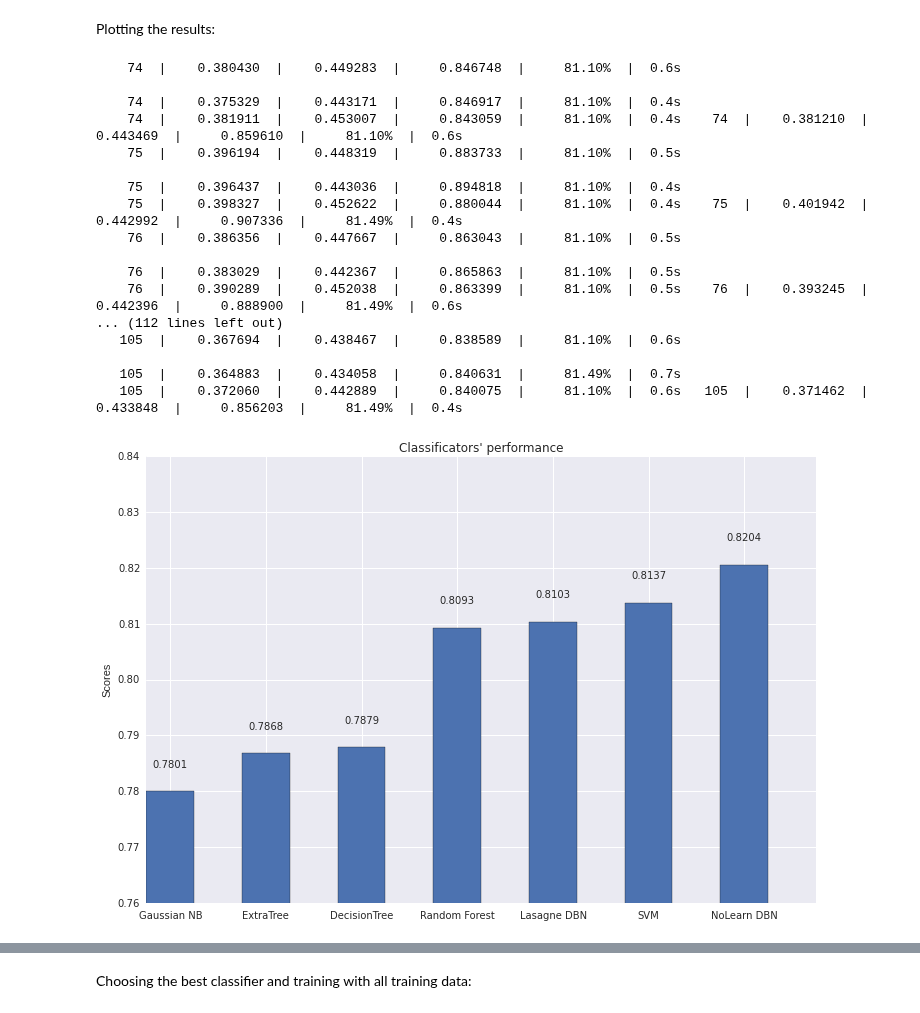
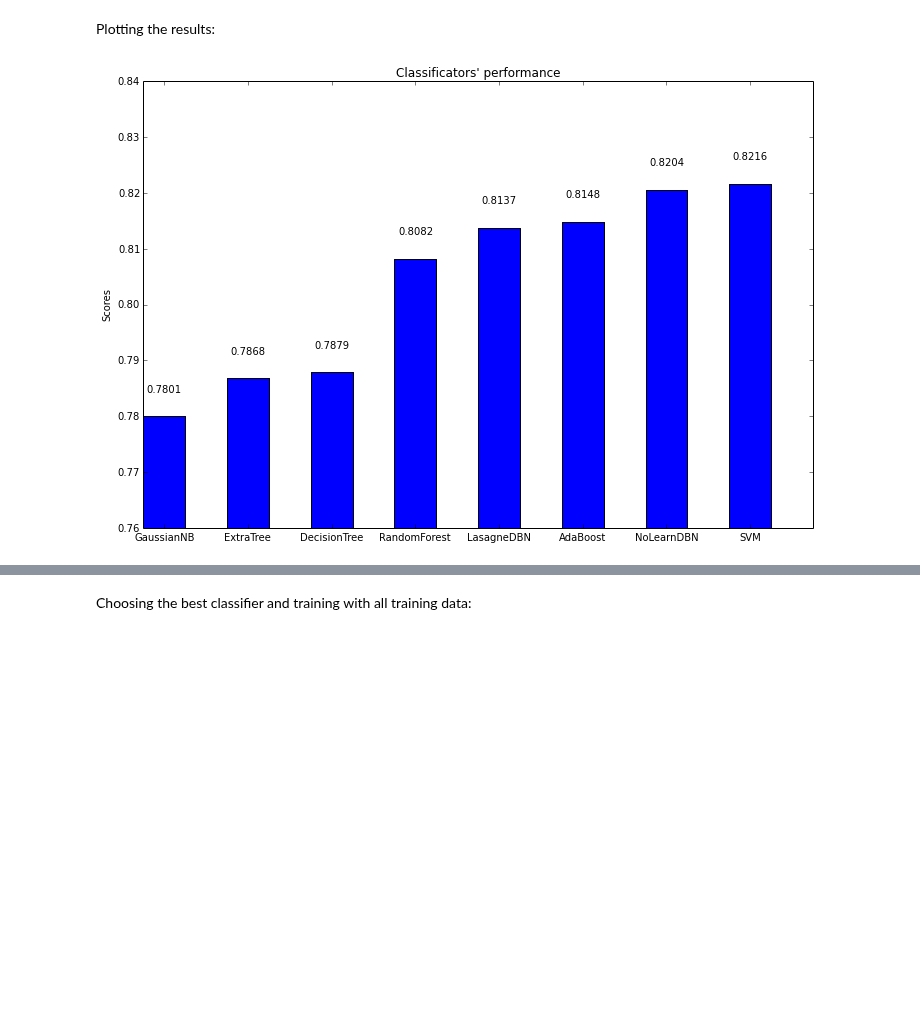
Before and after one commit to rsouza/MMD, a Jupyter notebook: scripts/Ex02_Kaggle_Titanic.ipynb, the cells around one changed output, grey strips where cells are left out. Saved outputs shown, nothing was run; the diff lists cells and outputs as text; code cells hidden in the pictures; blank space fills up the shorter version.

```diff
--- a/scripts/Ex02_Kaggle_Titanic.ipynb
+++ b/scripts/Ex02_Kaggle_Titanic.ipynb
@@ -580,20 +571,20 @@ a better neural net toolkit.
 
   """)
 # %%
-clf6 = DBN([-1, 1000, -1],
+clf7 = DBN([-1, 1000, -1],
            learn_rates=0.01,
            learn_rates_pretrain=0.005,
            learn_rate_decays=1,
            epochs=30,
            verbose=0,)
 
-clf6.fit(X_traincv, y_traincv)
+clf7.fit(X_traincv, y_traincv)
 
-eval6_tts = clf6.score(X_testcv, y_testcv)
-print(eval6_tts)
+eval7_tts = clf7.score(X_testcv, y_testcv)
+print(eval7_tts)
 
-eval6_cv = mean_scores_cv(clf6, cv, X_train, y_train)
-print(eval6_cv)
+eval7_cv = mean_scores_cv(clf7, cv, X_train, y_train)
+print(eval7_cv)
 # %% [output]
 0.81512605042
 0.820449438202
@@ -630,7 +622,7 @@ class MyObjective(Objective):
                 #loss = loss + weight * lasagne.regularization.l2(h_layer)
         return loss
 # %%
-clf7_layers = [('input', InputLayer),
+clf8_layers = [('input', InputLayer),
                #('dropout0', DropoutLayer),
                ('dense0', DenseLayer),
                ('dropout1', DropoutLayer),#
@@ -638,7 +630,7 @@ clf7_layers = [('input', InputLayer),
                #('dropout2', DropoutLayer),#
                ('output', DenseLayer)]
 
-clf7 = NeuralNet(layers=clf7_layers,
+clf8 = NeuralNet(layers=clf8_layers,
                  objective = MyObjective(0.0001),
                  input_shape=(None, X_traincv.shape[1]), #num_features
                  #dropout0_p=0.5, #0.15
@@ -652,16 +644,16 @@ clf7 = NeuralNet(layers=clf7_layers,
                  update=nesterov_momentum,
                  update_momentum=0.5, #0.9 #only used with nesterov_momentum
                  update_learning_rate=0.01,
-                 eval_size=0.2,
-                 verbose=1,
-                 max_epochs=400, #150
+                 eval_size=0.2, #split
+                 verbose=0,
+                 max_epochs=150, #To tune,verify the behaviour of outputs
                 )
 
-clf7.fit(X_traincv.astype(np.int32), y_traincv.astype(np.int32))
+clf8.fit(X_traincv.astype(np.int32), y_traincv.astype(np.int32))
 
-eval7_tts = clf7.score(X_testcv, y_testcv)
-print(eval7_tts)
+eval8_tts = clf8.score(X_testcv, y_testcv)
+print(eval8_tts)
 
-eval7_cv = mean_scores_cv(clf7, cv, X_train.astype(np.int32), y_train.astype(np.int32))
-print(eval7_cv)
+eval8_cv = mean_scores_cv(clf8, cv, X_train.astype(np.int32), y_train.astype(np.int32))
+print(eval8_cv)
 # %% [output]
@@ -750,54 +680,36 @@ plt.show()
 # %% [markdown]
 Plotting the results:
 # %%
-import seaborn as sns
-
 dic_results = {'SVM': eval1_cv,
-               'Random Forest': eval2_cv,
+               'RandomForest': eval2_cv,
                'DecisionTree': eval3_cv,
                'ExtraTree': eval4_cv,
-               'Gaussian NB': eval5_cv,
-               'NoLearn DBN': eval6_cv,
-               'Lasagne DBN': eval7_cv,
+               'AdaBoost': eval5_cv,
+               'GaussianNB': eval6_cv,
+               'NoLearnDBN': eval7_cv,
+               'LasagneDBN': eval8_cv,
               }
 
 import operator
 tup_results = sorted(dic_results.items(), key=operator.itemgetter(1))
 
 N = len(dic_results)
 ind = np.arange(N)  # the x locations for the groups
 width = 0.50       # the width of the bars
 
 fig = plt.figure(figsize=(12,8))
 ax = fig.add_subplot(111)
 rects = ax.bar(ind, zip(*tup_results)[1], width,)
 for rect in rects:
     height = rect.get_height()
     ax.text(rect.get_x()+rect.get_width()/2., 1.005*height, '{0:.4f}'.format(height), ha='center', va='bottom')
 
 ax.set_ylabel('Scores')
 ax.set_ylim(ymin=0.76,ymax = 0.84)
 ax.set_title("Classificators' performance")
 ax.set_xticks(ind + width/2.)
 ax.set_xticklabels(zip(*tup_results)[0])
 
 plt.show()
 # %% [output]
-    74  |    0.380430  |    0.449283  |     0.846748  |     81.10%  |  0.6s
-
-    74  |    0.375329  |    0.443171  |     0.846917  |     81.10%  |  0.4s
-    74  |    0.381911  |    0.453007  |     0.843059  |     81.10%  |  0.4s    74  |    0.381210  |    0.443469  |     0.859610  |     81.10%  |  0.6s
-    75  |    0.396194  |    0.448319  |     0.883733  |     81.10%  |  0.5s
-
-    75  |    0.396437  |    0.443036  |     0.894818  |     81.10%  |  0.4s
-    75  |    0.398327  |    0.452622  |     0.880044  |     81.10%  |  0.4s    75  |    0.401942  |    0.442992  |     0.907336  |     81.49%  |  0.4s
-    76  |    0.386356  |    0.447667  |     0.863043  |     81.10%  |  0.5s
-
-    76  |    0.383029  |    0.442367  |     0.865863  |     81.10%  |  0.5s
-    76  |    0.390289  |    0.452038  |     0.863399  |     81.10%  |  0.5s    76  |    0.393245  |    0.442396  |     0.888900  |     81.49%  |  0.6s
-... (112 lines left out)
-   105  |    0.367694  |    0.438467  |     0.838589  |     81.10%  |  0.6s
-
-   105  |    0.364883  |    0.434058  |     0.840631  |     81.49%  |  0.7s
-   105  |    0.372060  |    0.442889  |     0.840075  |     81.10%  |  0.6s   105  |    0.371462  |    0.433848  |     0.856203  |     81.49%  |  0.4s
-[figure, old version]
+[figure, new version]
```
Also changed, not shown: parts of 26 cells of this notebook.
